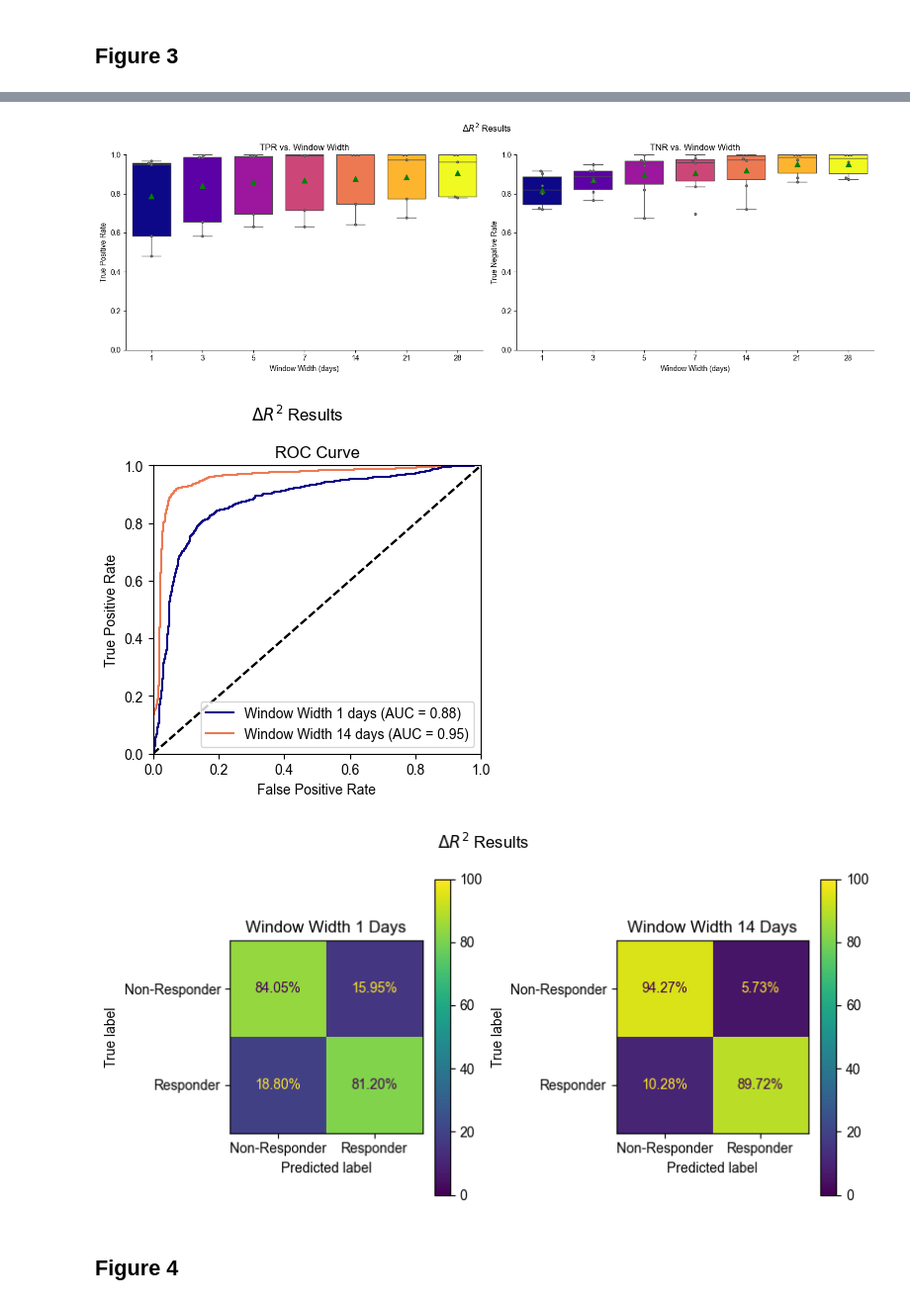
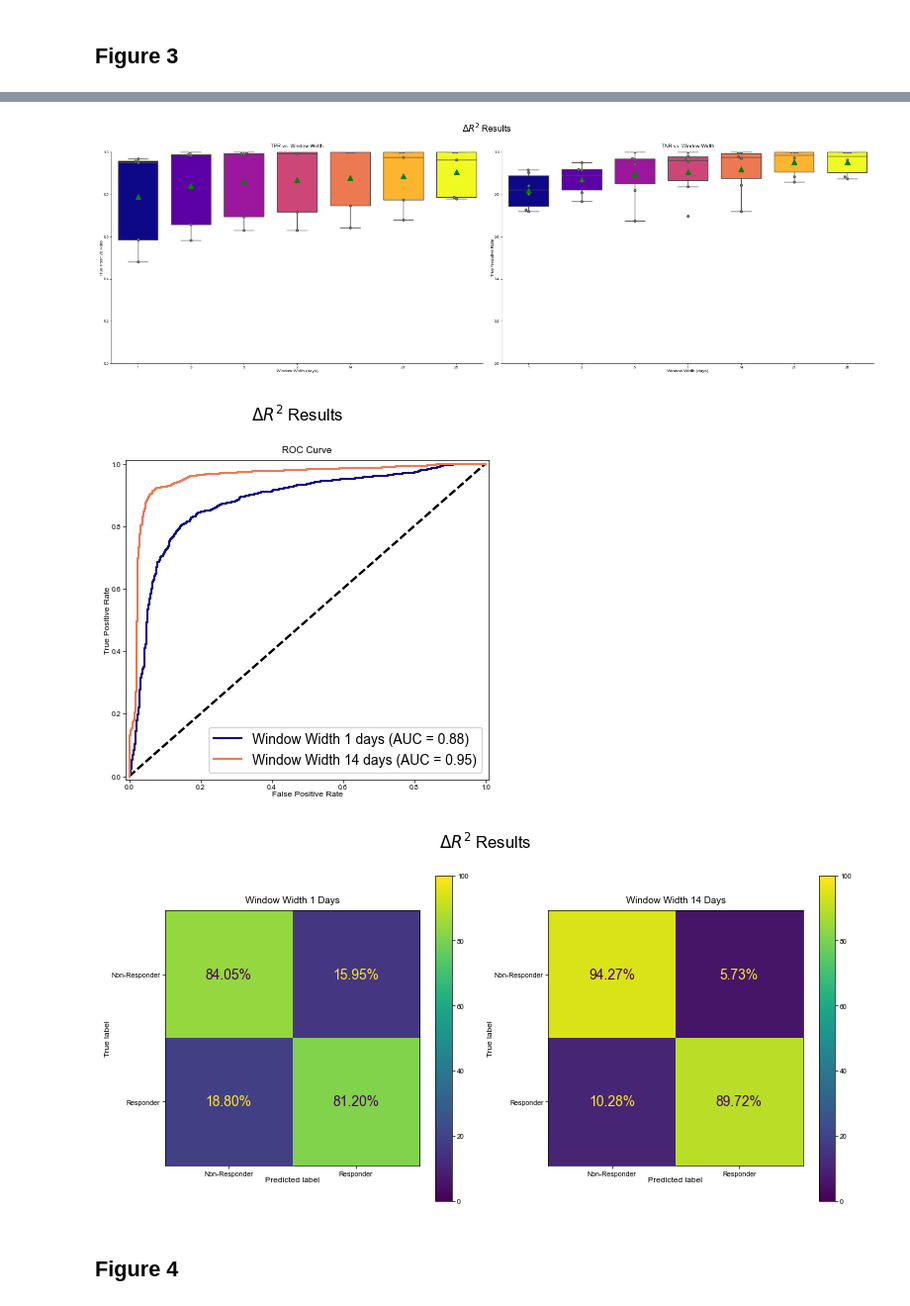
Before and after one commit to ProvenzaLab/PerceptPredictability, a Jupyter notebook: process_data.ipynb, the cells around one changed output, grey strips where cells are left out. Shown at 99% size. Cells and saved outputs as stored; diff of their text form; code cells hidden in the pictures.

```diff
--- a/process_data.ipynb
+++ b/process_data.ipynb
@@ -23,6 +23,7 @@ from matplotlib.transforms import Bbox
 from matplotlib.lines import Line2D
 import matplotlib.colors as mcolors
 
+import re
 import json
 from pathlib import Path
 import yaml
@@ -48,16 +49,11 @@ import re
 from statsmodels.stats.multitest import multipletests
 import statsmodels.formula.api as smf
 import warnings
-import statsmodels.formula.api as smf
 
 warnings.filterwarnings('ignore')
 
 pd.set_option('display.max_rows', 144)
 pd.set_option('display.max_colwidth', None)
 
-plt.rcParams['svg.fonttype'] = 'none'
-mpl.rcParams['font.family'] = 'sans-serif'
-mpl.rcParams['font.sans-serif'] = ['Arial']
-
 %load_ext autoreload
 %autoreload 2
@@ -658,7 +708,7 @@ for i, response_status in enumerate(['Responder', 'Non-Responder', 'Unknown']):
             neff_stats = welch_stats_with_effect_size(predbs_vals.values, postdbs_vals.values, neff_predbs_total, neff_postdbs_total)
         else:
             neff_stats = dict(_NAN_STATS)
-        ax.text(i, bins[-1], get_asterisk_str(neff_stats['p_val']), ha='center', va='top')
+        ax.text(i, bins[-2], get_asterisk_str(neff_stats['p_val']), ha='center', va='top')
     else:
         raw_stats = dict(_NAN_STATS)
         neff_stats = dict(_NAN_STATS)
@@ -677,6 +727,7 @@ ax.set(
 )
 
 fig.tight_layout()
+plt.savefig('figures/2b.svg', bbox_inches='tight', pad_inches=0)
 plt.show()
 
 pooled_df = pd.DataFrame(pooled_results_dict)
@@ -904,7 +957,7 @@ hex_codes = [mpl.colors.to_hex(cmap(pos)) for pos in positions]
 
 get_model_features = [lambda w: f'left_R2_rolling_avg_{w}d', lambda w: f'left_delta_R2_rolling_avg_{w}d']
 model_results_subfolders = ['R2_results', 'delta_R2_results']
-for get_model_feature, model_results_subfolder, op in zip(get_model_features, model_results_subfolders, operating_points):
+for i, (get_model_feature, model_results_subfolder, op) in enumerate(zip(get_model_features, model_results_subfolders, operating_points)):
     boxplot_fig, boxplot_axs = plt.subplots(ncols=2, figsize=(15,5))
     roc_fig, roc_ax = plt.subplots(figsize=(4.2, 4.2))
     conf_mat_fig, conf_mat_axs = plt.subplots(ncols=2, figsize=(8,4))
@@ -919,5 +972,8 @@ for get_model_feature, model_results_subfolder, op in zip(get_model_features, mo
 
     [ax.spines[['right', 'top']].set_visible(False) for ax in boxplot_axs]
 
+    boxplot_fig.savefig(f'figures/3{chr(ord("a") + i*4)}_{chr(ord("b") + i*4)}.svg', bbox_inches='tight', pad_inches=0)
+    roc_fig.savefig(f'figures/3{chr(ord("c") + i*4)}.svg', bbox_inches='tight', pad_inches=0)
+    conf_mat_fig.savefig(f'figures/3{chr(ord("d") + i*4)}.svg', bbox_inches='tight', pad_inches=0)
     plt.show()
 # %% [output]
@@ -927,6 +983,6 @@ for get_model_feature, model_results_subfolder, op in zip(get_model_features, mo
-[figure, old version]
+[figure, new version]
-[figure, old version]
+[figure, new version]
-[figure, old version]
+[figure, new version]
 # %% [markdown]
 ## Figure 4
 # %% [markdown]
```
Also changed, not shown: parts of 22 cells of this notebook, 3 other files.
